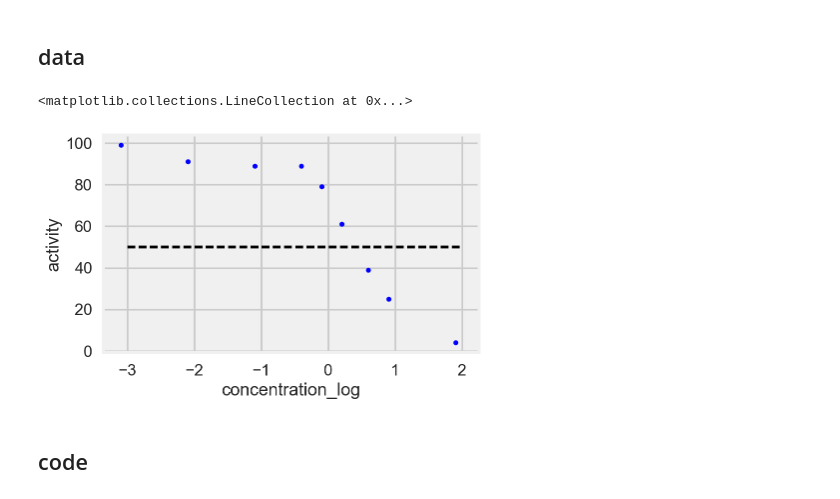
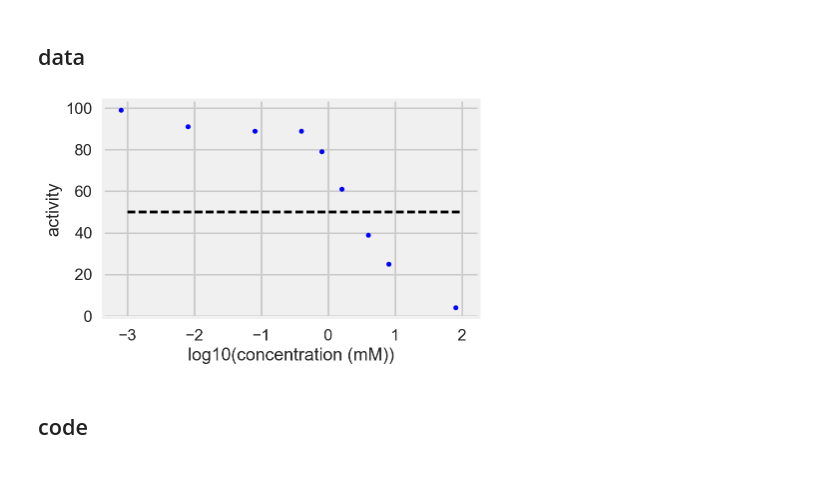
Before and after one commit to ericmjl/bayesian-stats-talk, a Jupyter notebook: slides.ipynb, the cells around one changed output. Cells and saved outputs as stored; diff of their text form; code cells hidden in the pictures.

```diff
--- a/slides.ipynb
+++ b/slides.ipynb
@@ -186,13 +194,18 @@ given the data, what is the IC<sub>50</sub> value of the chemical, and the uncer
 # %% [markdown]
 ## data
 # %%
-fig = plt.figure()
-ax = fig.add_subplot(1,1,1)
-df.plot(kind='scatter', x='concentration_log', y='activity', ax=ax)
-plt.hlines(y=50, xmin=-3, xmax=2, linestyles='--')
+def plot_chemical_data():
+    fig = plt.figure()
+    ax = fig.add_subplot(1,1,1)
+    chem_df.plot(kind='scatter', x='concentration_log', y='activity', ax=ax)
+    ax.set_xlabel('log10(concentration (mM))')
+    plt.hlines(y=50, xmin=-3, xmax=2, linestyles='--')
+    return fig
-# %% [output]
-<matplotlib.collections.LineCollection at 0x...>
-[figure, removed]
+# %%
+fig = plot_chemical_data()
+plt.show()
+# %% [output]
+[figure, added]
 # %% [markdown]
 ## code
 # %%
```
Also changed, not shown: parts of 28 cells of this notebook, 2 other files.
